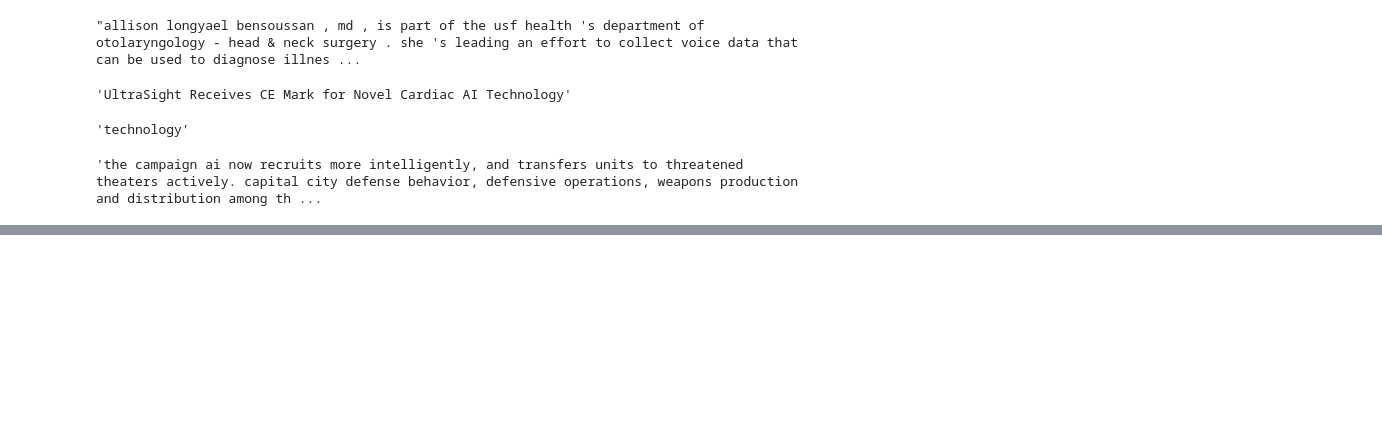
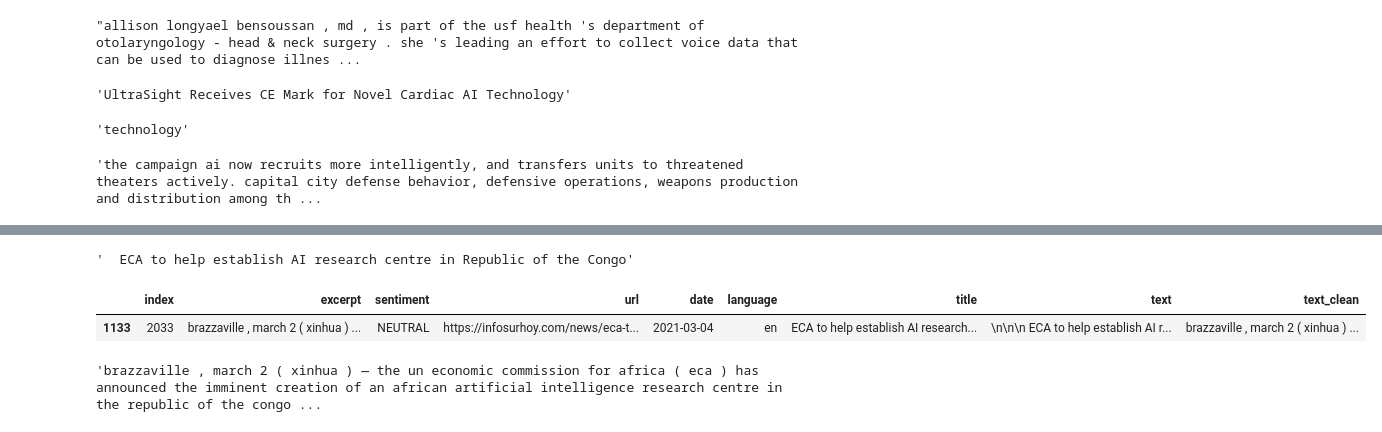
Before and after one commit to sdingx/NLPfinalproj, a Jupyter notebook: proj_code_sample.ipynb, the cells around one changed output, grey strips where cells are left out. Drawn from its saved outputs; the diff is of its cells as text; code cells hidden in the pictures; blank space fills up the shorter version.

Commit message:
edited sample code

```diff
--- a/proj_code_sample.ipynb
+++ b/proj_code_sample.ipynb
@@ -769,0 +807,5 @@ df_news_final_project
+# %%
+sample_index = sent2000['index'].sample(1).iloc[0]
+sent2000[sent2000['index'] == sample_index]['title'].iloc[0]
+# %% [output]
+'  ECA to help establish AI research centre in Republic of the Congo'
@@ -769,0 +846,13 @@ df_news_final_project
+# %%
+sent2000[sent2000['index'] == sample_index]
+# %% [output]
+|  | index | excerpt | sentiment | url | date | language | title | text | text_clean |
+| 1133 | 2033 | brazzaville , march 2 ( xinhua ) ... | NEUTRAL | https://infosurhoy.com/news/eca-t... | 2021-03-04 | en | ECA to help establish AI research... | \n\n\n ECA to help establish AI r... | brazzaville , march 2 ( xinhua ) ... |
+# %%
+exc = sent2000[sent2000['index'] == sample_index]['excerpt'].iloc[0]
+
+exc = exc[:200]
+
+exc
+# %% [output]
+'brazzaville , march 2 ( xinhua ) — the un economic commission for africa ( eca ) has announced the imminent creation of an african artificial intelligence research centre in the republic of the congo ...
```
Also changed, not shown: parts of 12 cells of this notebook, 1 other file.
